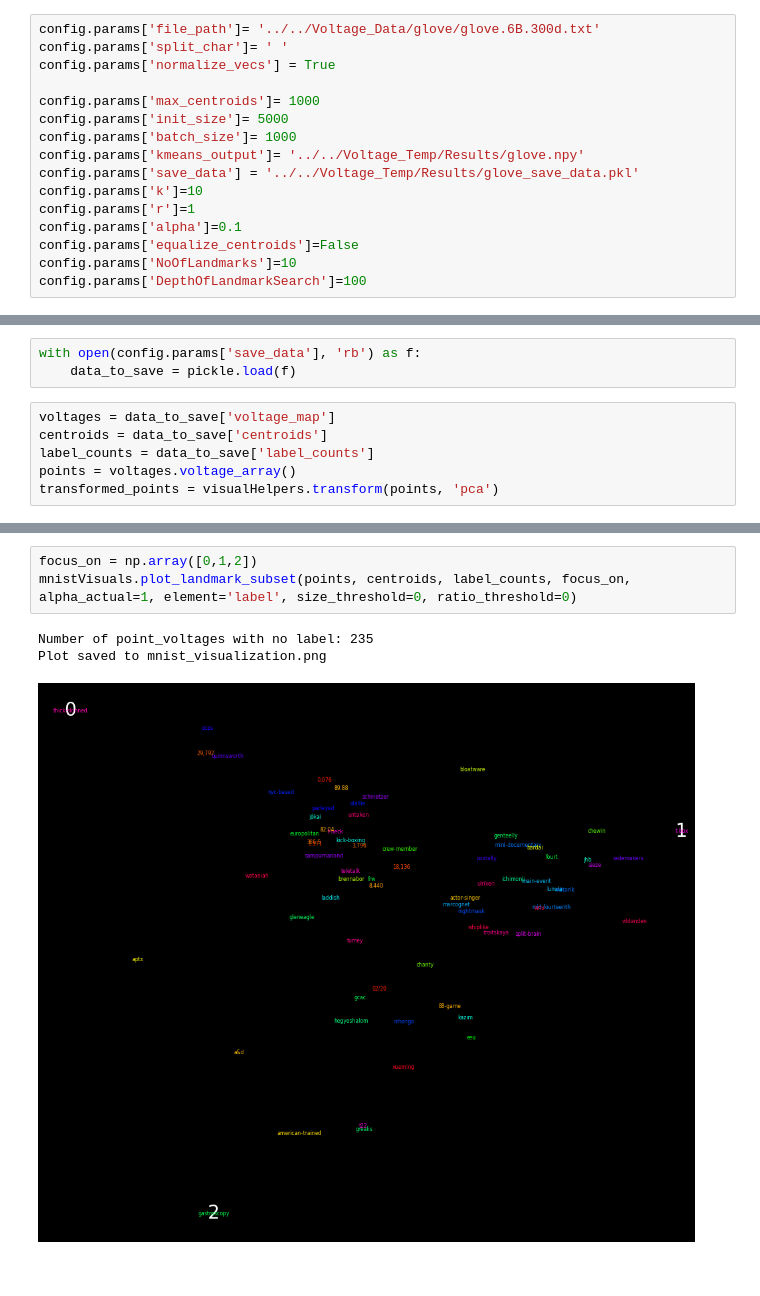
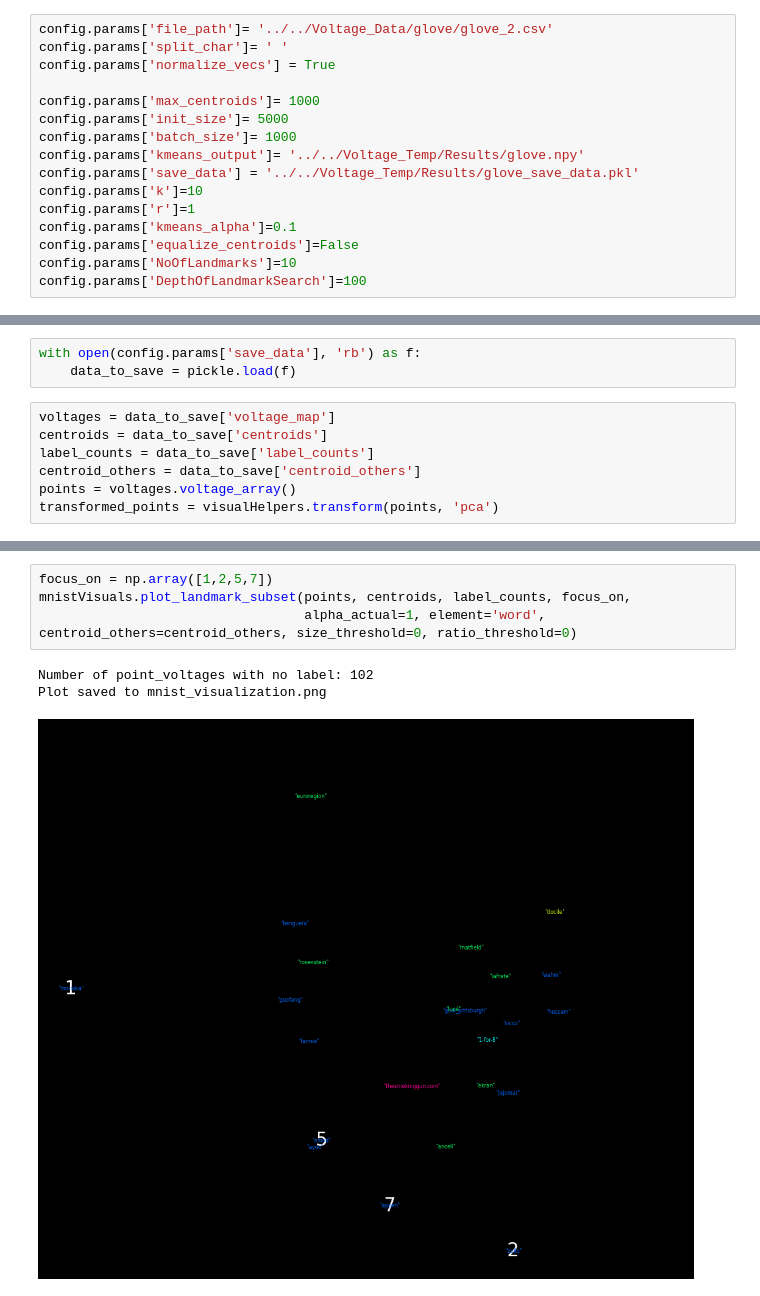
Before and after one commit to IceGawd/VoltageDimentionalReduction, a Jupyter notebook: notebooks/NewGLoVE.ipynb, the cells around one changed output, grey strips where cells are left out. Cells and saved outputs as stored; diff of their text form.

```diff
--- a/notebooks/NewGLoVE.ipynb
+++ b/notebooks/NewGLoVE.ipynb
@@ -33,5 +37,5 @@ importlib.reload(mnistVisuals)
 # %%
-config.params['file_path']= '../../Voltage_Data/glove/glove.6B.300d.txt'
+config.params['file_path']= '../../Voltage_Data/glove/glove_2.csv'
 config.params['split_char']= ' '
 config.params['normalize_vecs'] = True
 
@@ -42,7 +46,7 @@ config.params['kmeans_output']= '../../Voltage_Temp/Results/glove.npy'
 config.params['save_data'] = '../../Voltage_Temp/Results/glove_save_data.pkl'
 config.params['k']=10
 config.params['r']=1
-config.params['alpha']=0.1
+config.params['kmeans_alpha']=0.1
 config.params['equalize_centroids']=False
 config.params['NoOfLandmarks']=10
 config.params['DepthOfLandmarkSearch']=100
@@ -92,6 +84,7 @@ with open(config.params['save_data'], 'rb') as f:
 voltages = data_to_save['voltage_map']
 centroids = data_to_save['centroids']
 label_counts = data_to_save['label_counts']
+centroid_others = data_to_save['centroid_others']
 points = voltages.voltage_array()
 transformed_points = visualHelpers.transform(points, 'pca')
 # %%
@@ -104,8 +98,9 @@ Plot saved to mnist_visualization.png
 # %%
-focus_on = np.array([0,1,2])
-mnistVisuals.plot_landmark_subset(points, centroids, label_counts, focus_on, alpha_actual=1, element='label', size_threshold=0, ratio_threshold=0)
+focus_on = np.array([1,2,5,7])
+mnistVisuals.plot_landmark_subset(points, centroids, label_counts, focus_on,
+                                  alpha_actual=1, element='word', centroid_others=centroid_others, size_threshold=0, ratio_threshold=0)
 # %% [output]
-Number of point_voltages with no label: 235
+Number of point_voltages with no label: 102
 Plot saved to mnist_visualization.png
-[figure, old version]
+[figure, new version]
 # %%
```
Also changed, not shown: parts of 6 cells of this notebook, 7 other files.
